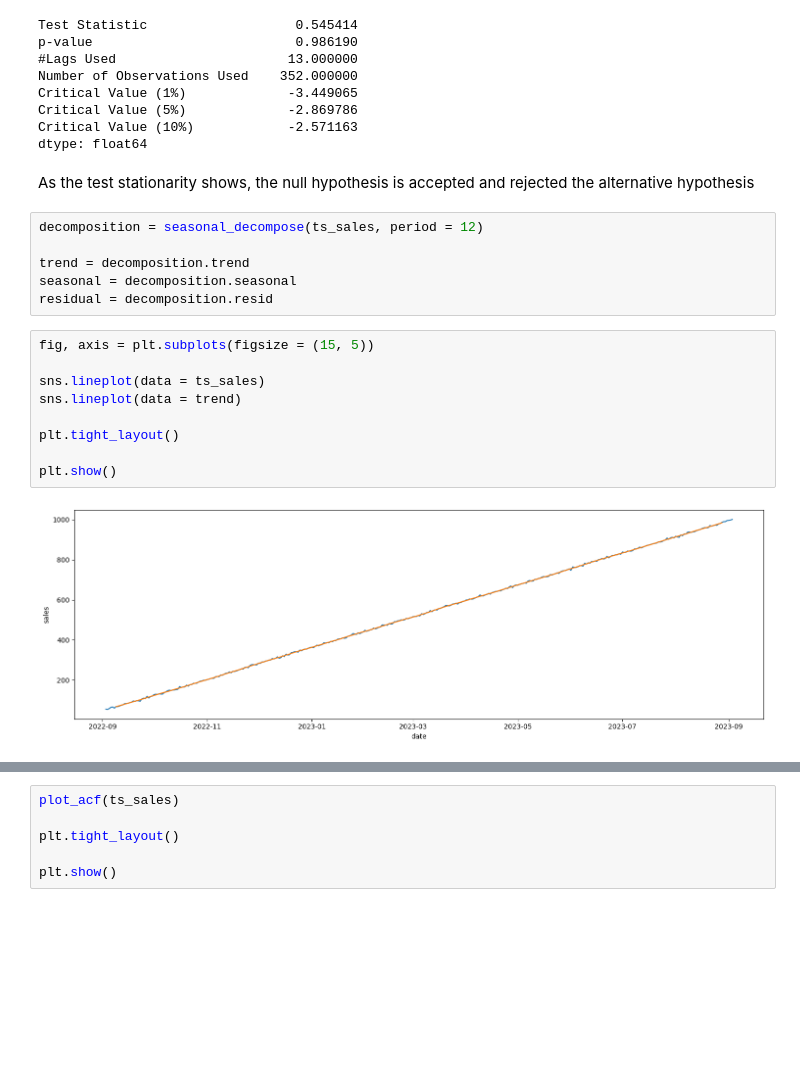
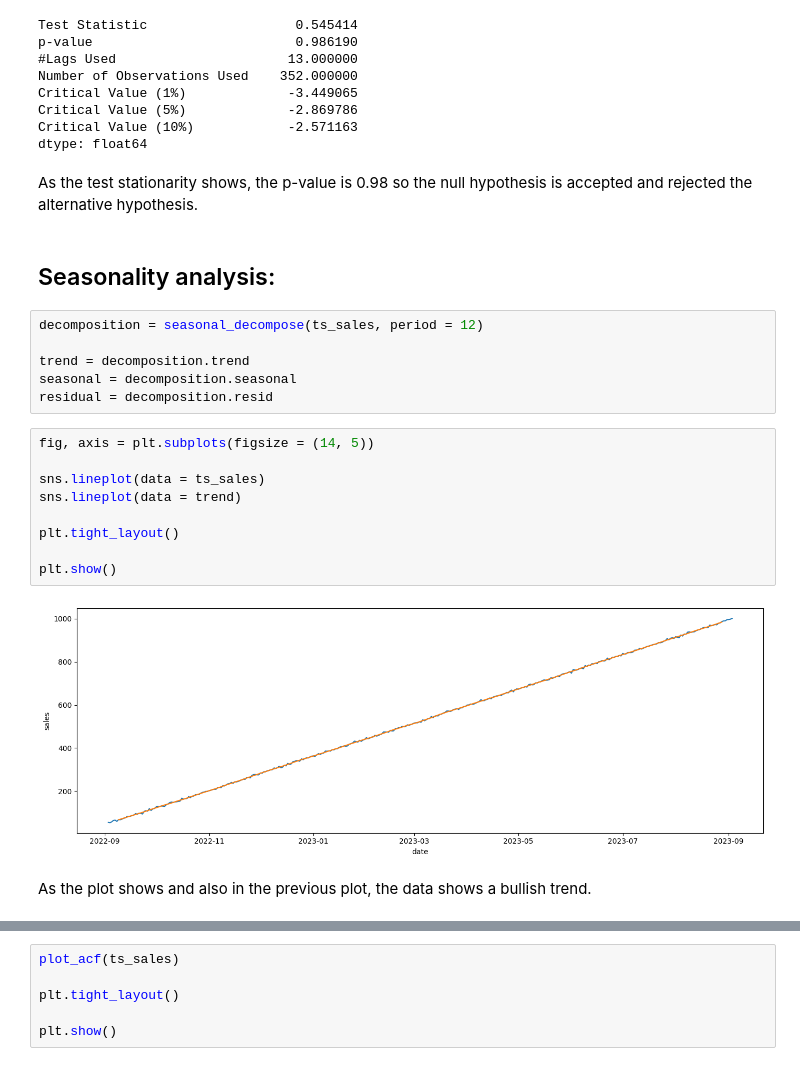
Before and after one commit to Elisag28/series-de-tiempo, a Jupyter notebook: src/explore.ipynb, the cells around one changed output, grey strips where cells are left out. Drawn from its saved outputs; the diff is of its cells as text; blank space fills up the shorter version.

```diff
--- a/src/explore.ipynb
+++ b/src/explore.ipynb
@@ -107,7 +112,9 @@ Critical Value (5%)             -2.869786
 Critical Value (10%)            -2.571163
 dtype: float64
 # %% [markdown]
-As the test stationarity shows, the null hypothesis is accepted and rejected the alternative hypothesis
+As the test stationarity shows, the p-value is 0.98 so the null hypothesis is accepted and rejected the alternative hypothesis.
+# %% [markdown]
+## Seasonality analysis:
 # %%
 decomposition = seasonal_decompose(ts_sales, period = 12)
 
@@ -115,14 +122,16 @@ trend = decomposition.trend
 seasonal = decomposition.seasonal
 residual = decomposition.resid
 # %%
-fig, axis = plt.subplots(figsize = (15, 5))
+fig, axis = plt.subplots(figsize = (14, 5))
 
 sns.lineplot(data = ts_sales)
 sns.lineplot(data = trend)
 
 plt.tight_layout()
 
 plt.show()
 # %% [output]
-[figure, old version]
+[figure, new version]
+# %% [markdown]
+As the plot shows and also in the previous plot, the data shows a bullish trend.
 # %%
```
Also changed, not shown: parts of 16 cells of this notebook, 1 other file.
